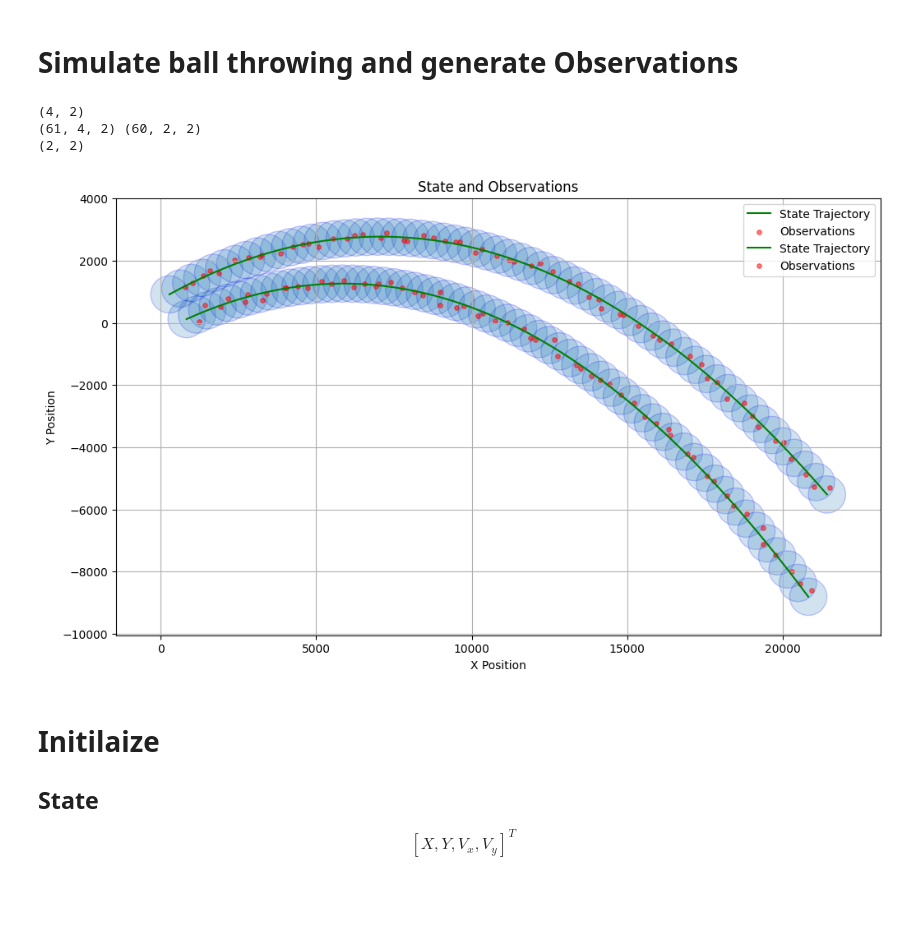
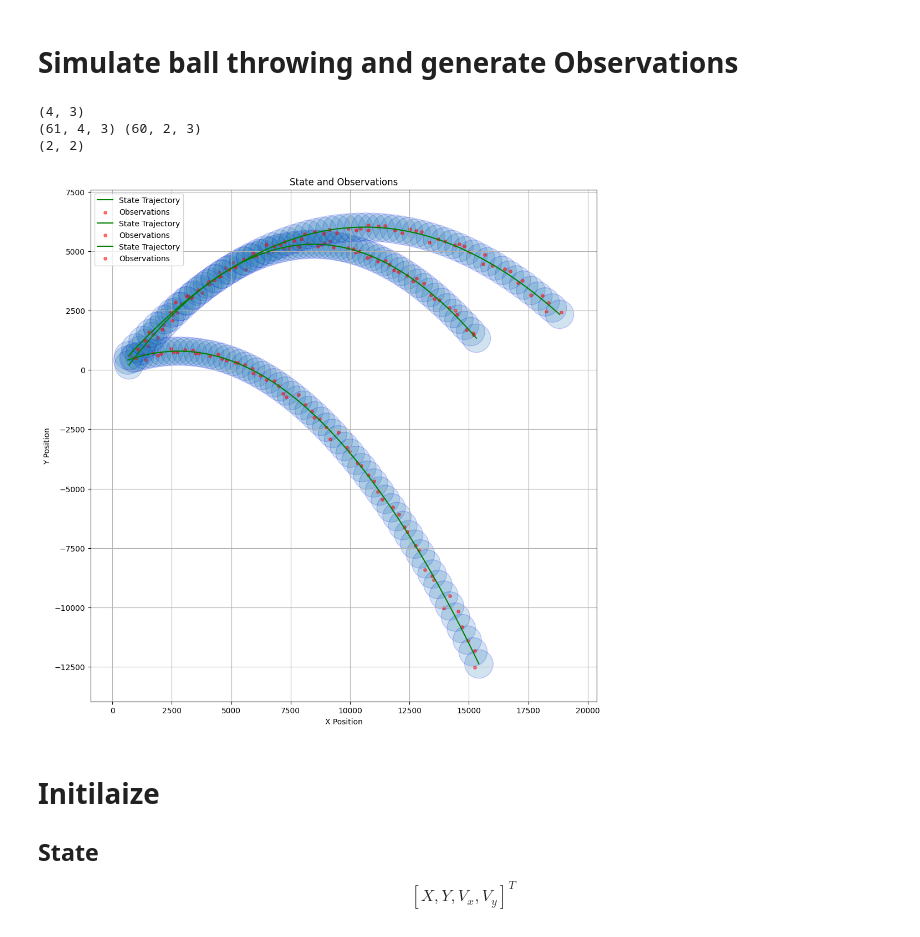
Before and after one commit to Horizon-42/particle_filter, a Jupyter notebook: run_partickle_filter.ipynb, the cells around one changed output. Drawn from its saved outputs; the diff is of its cells as text; code cells hidden in the pictures; blank space fills up the shorter version.

```diff
--- a/run_partickle_filter.ipynb
+++ b/run_partickle_filter.ipynb
@@ -16,26 +16,26 @@ from ball_throwing_simulator import BallThrowingSimulator
 # %% [markdown]
 # Simulate ball throwing and generate Observations
 # %%
-ball_num = 2
+ball_num = 3
 delta_t = 1
 
 # create observ model for simulating and particle filter
 observ_model = NormalObservation(ball_num, 10000)
 
 # init_state = np.array([[0], [50], [300], [300]])  # Initial state: [x, y, vx, vy]
 simulator = BallThrowingSimulator(delta_t=delta_t, init_state=None, ball_num=ball_num, observ_model=observ_model)
 # Simulate the motion and observations
 states, observations = simulator.simulate(time=60)
 print(states.shape, observations.shape)
 # Show the simulated states and observations
 fig, ax = plt.subplots(figsize=(12, 12))
 plot_observations(ax, states, observations, simulator.observe_model.R)
 plt.show()
 # %% [output]
-(4, 2)
-(61, 4, 2) (60, 2, 2)
+(4, 3)
+(61, 4, 3) (60, 2, 3)
 (2, 2)
-[figure, old version]
+[figure, new version]
 # %% [markdown]
 # Initilaize
 ## State
```
Also changed, not shown: parts of 2 cells of this notebook, 2 other files.
